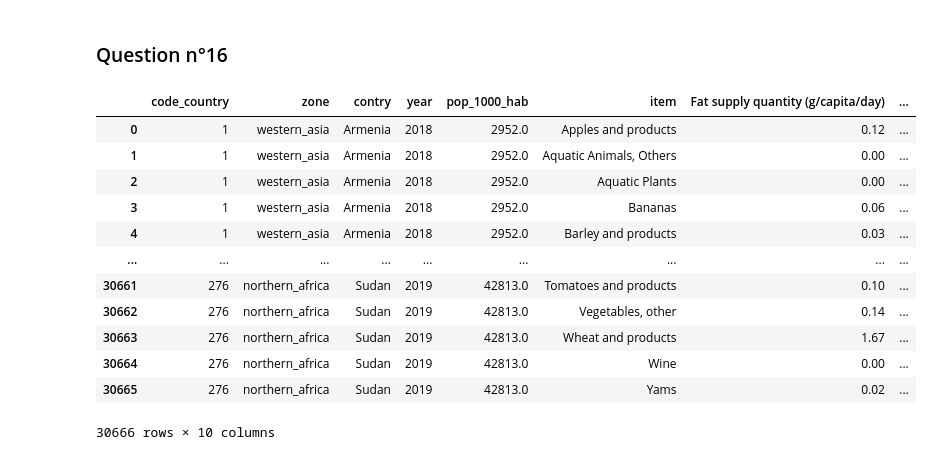
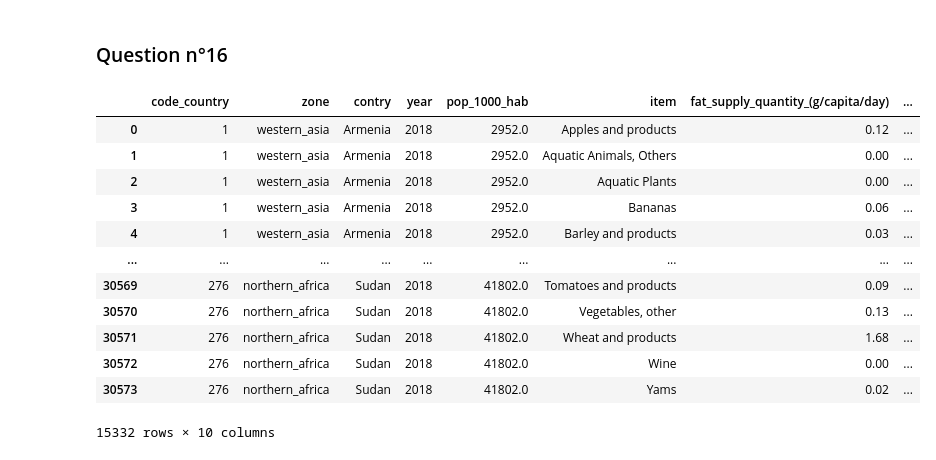
Before and after one commit to StevenDelval/PremierPasPandas, a Jupyter notebook: PremierPasPandas.ipynb, the cells around one changed output. Drawn from its saved outputs; the diff is of its cells as text; code cells hidden in the pictures.

```diff
--- a/PremierPasPandas.ipynb
+++ b/PremierPasPandas.ipynb
@@ -290,21 +291,24 @@ df[mask_2018]
 # %%
 df_zone = pd.read_csv("csv/zone.csv")
 df_zone.sort_values(by="code_country",inplace=True)
+for dataframe in [df,df_zone]:
+    for column_name in dataframe.columns:
+        dataframe.rename(columns ={column_name:nettoyage_nom_colonne(column_name)},inplace = True)
 
 df_merge = df_zone.merge(df,on='code_country')
 
-df_merge
+df_merge[mask_2018]
 # %% [output]
-|  | code_country | zone | contry | year | pop_1000_hab | item | Fat supply quantity (g/capita/day) | ... |
+|  | code_country | zone | contry | year | pop_1000_hab | item | fat_supply_quantity_(g/capita/day) | ... |
 | 0 | 1 | western_asia | Armenia | 2018 | 2952.0 | Apples and products | 0.12 | ... |
 | 1 | 1 | western_asia | Armenia | 2018 | 2952.0 | Aquatic Animals, Others | 0.00 | ... |
 | 2 | 1 | western_asia | Armenia | 2018 | 2952.0 | Aquatic Plants | 0.00 | ... |
 | 3 | 1 | western_asia | Armenia | 2018 | 2952.0 | Bananas | 0.06 | ... |
 | 4 | 1 | western_asia | Armenia | 2018 | 2952.0 | Barley and products | 0.03 | ... |
 | ... | ... | ... | ... | ... | ... | ... | ... | ... |
-| 30661 | 276 | northern_africa | Sudan | 2019 | 42813.0 | Tomatoes and products | 0.10 | ... |
-| 30662 | 276 | northern_africa | Sudan | 2019 | 42813.0 | Vegetables, other | 0.14 | ... |
-| 30663 | 276 | northern_africa | Sudan | 2019 | 42813.0 | Wheat and products | 1.67 | ... |
-| 30664 | 276 | northern_africa | Sudan | 2019 | 42813.0 | Wine | 0.00 | ... |
-| 30665 | 276 | northern_africa | Sudan | 2019 | 42813.0 | Yams | 0.02 | ... |
+| 30569 | 276 | northern_africa | Sudan | 2018 | 41802.0 | Tomatoes and products | 0.09 | ... |
+| 30570 | 276 | northern_africa | Sudan | 2018 | 41802.0 | Vegetables, other | 0.13 | ... |
+| 30571 | 276 | northern_africa | Sudan | 2018 | 41802.0 | Wheat and products | 1.68 | ... |
+| 30572 | 276 | northern_africa | Sudan | 2018 | 41802.0 | Wine | 0.00 | ... |
+| 30573 | 276 | northern_africa | Sudan | 2018 | 41802.0 | Yams | 0.02 | ... |
-30666 rows × 10 columns
+15332 rows × 10 columns
```
Also changed, not shown: parts of 4 cells of this notebook.
